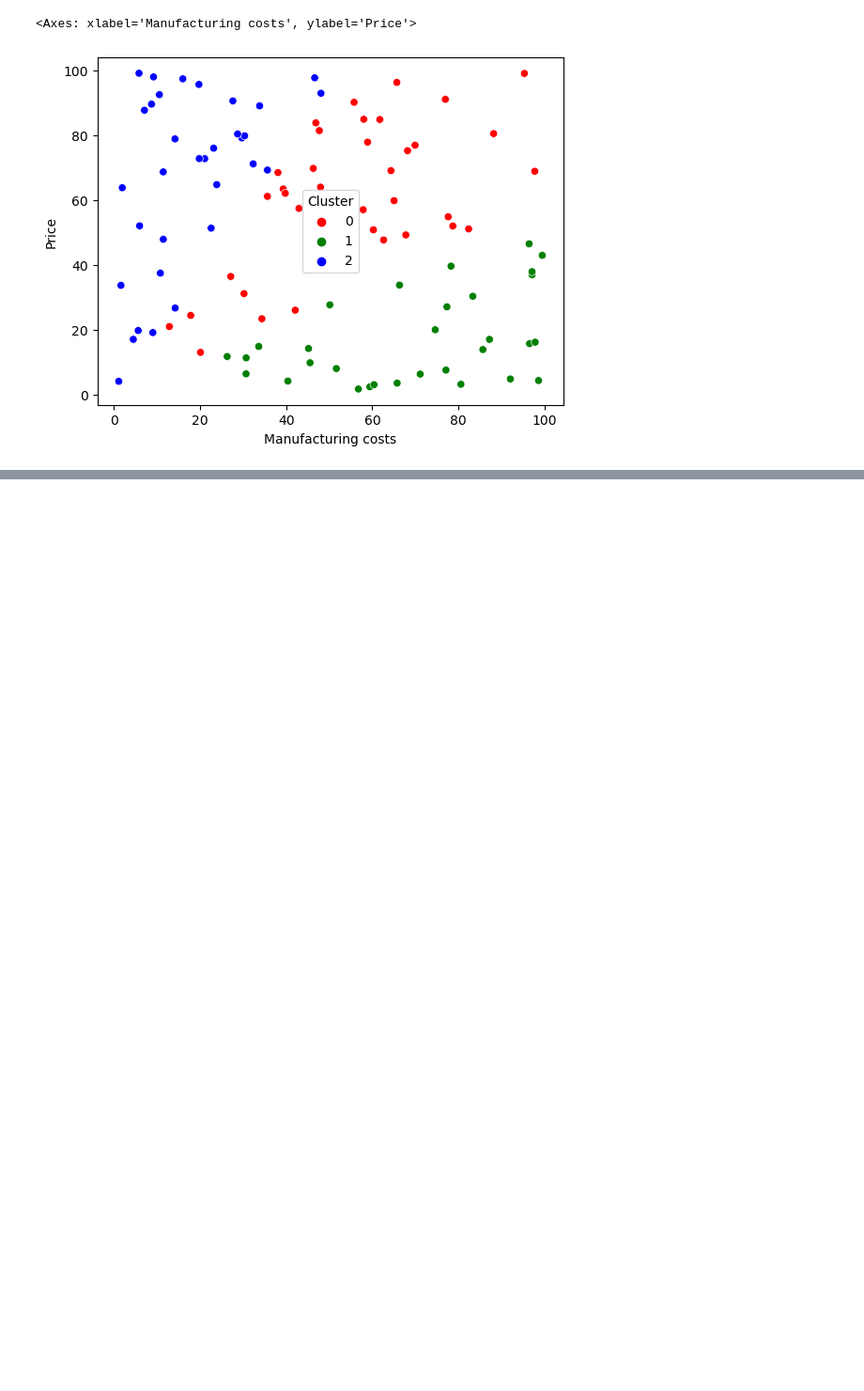
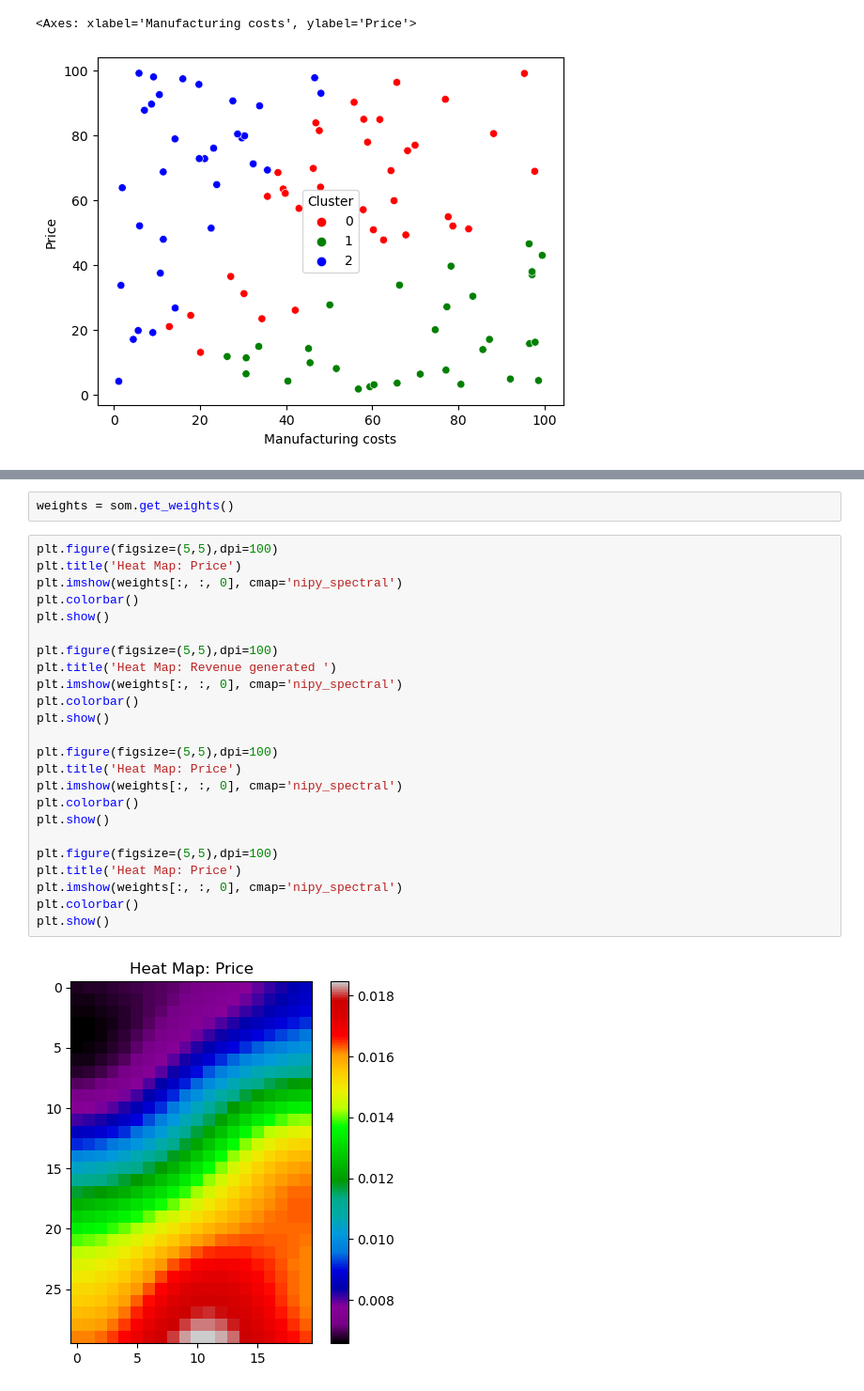
Before and after one commit to FelipeMP94/Analise-Exploratoria-Logistica, a Jupyter notebook: Logistica.ipynb, the cells around one changed output, grey strips where cells are left out. Shown: that part at 94% size. Saved outputs shown, nothing was run; the diff lists cells and outputs as text; blank space fills up the shorter version.

```diff
--- a/Logistica.ipynb
+++ b/Logistica.ipynb
@@ -122,0 +160,28 @@ Podemos observar que, a clusterização agrupou os produtos pela sua lucrativida
+# %%
+weights = som.get_weights()
+# %%
+plt.figure(figsize=(5,5),dpi=100)
+plt.title('Heat Map: Price')
+plt.imshow(weights[:, :, 0], cmap='nipy_spectral')
+plt.colorbar()
+plt.show()
+
+plt.figure(figsize=(5,5),dpi=100)
+plt.title('Heat Map: Revenue generated ')
+plt.imshow(weights[:, :, 0], cmap='nipy_spectral')
+plt.colorbar()
+plt.show()
+
+plt.figure(figsize=(5,5),dpi=100)
+plt.title('Heat Map: Price')
+plt.imshow(weights[:, :, 0], cmap='nipy_spectral')
+plt.colorbar()
+plt.show()
+
+plt.figure(figsize=(5,5),dpi=100)
+plt.title('Heat Map: Price')
+plt.imshow(weights[:, :, 0], cmap='nipy_spectral')
+plt.colorbar()
+plt.show()
+# %% [output]
+[figure, added]
```
Also changed, not shown: parts of 19 cells of this notebook.
